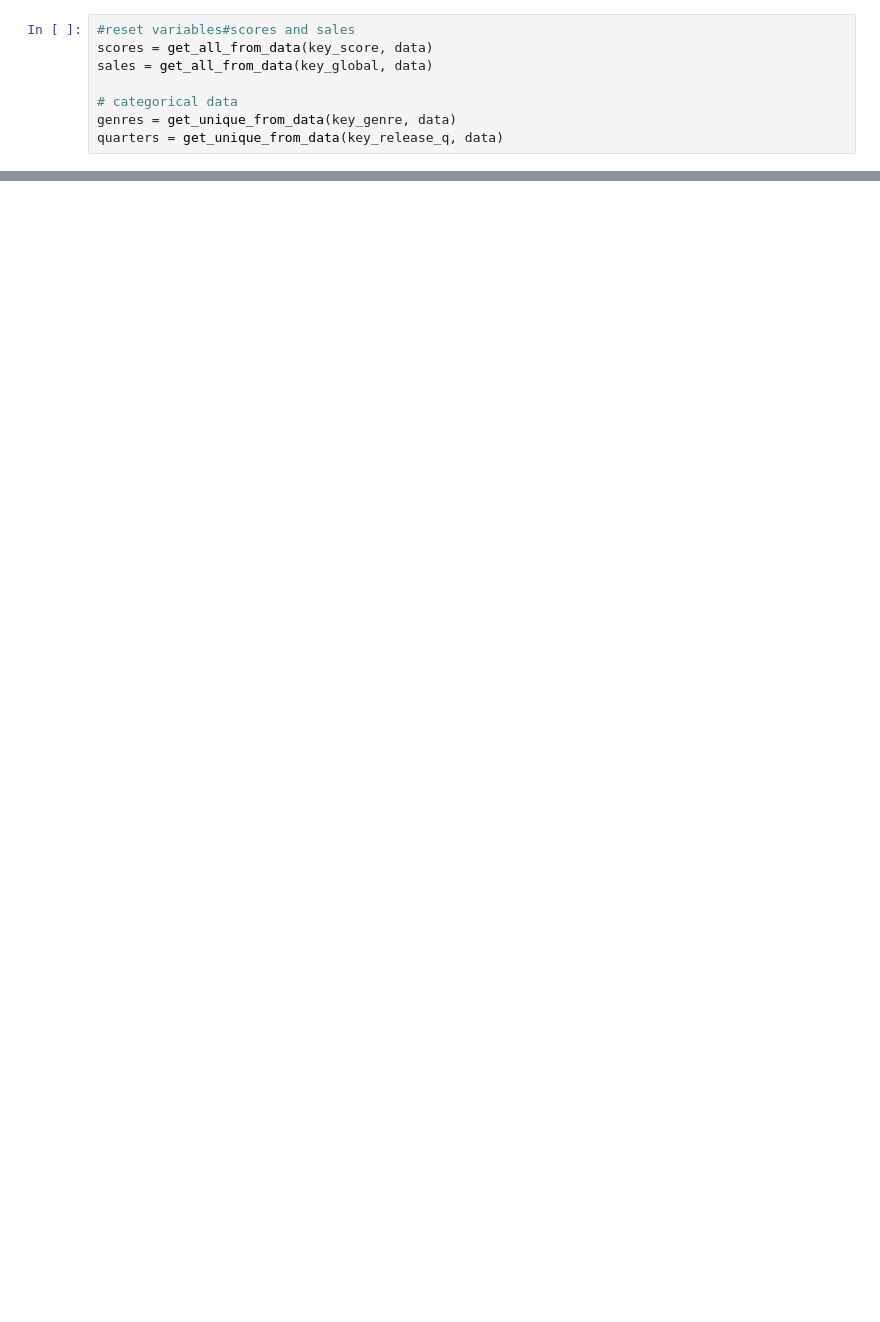
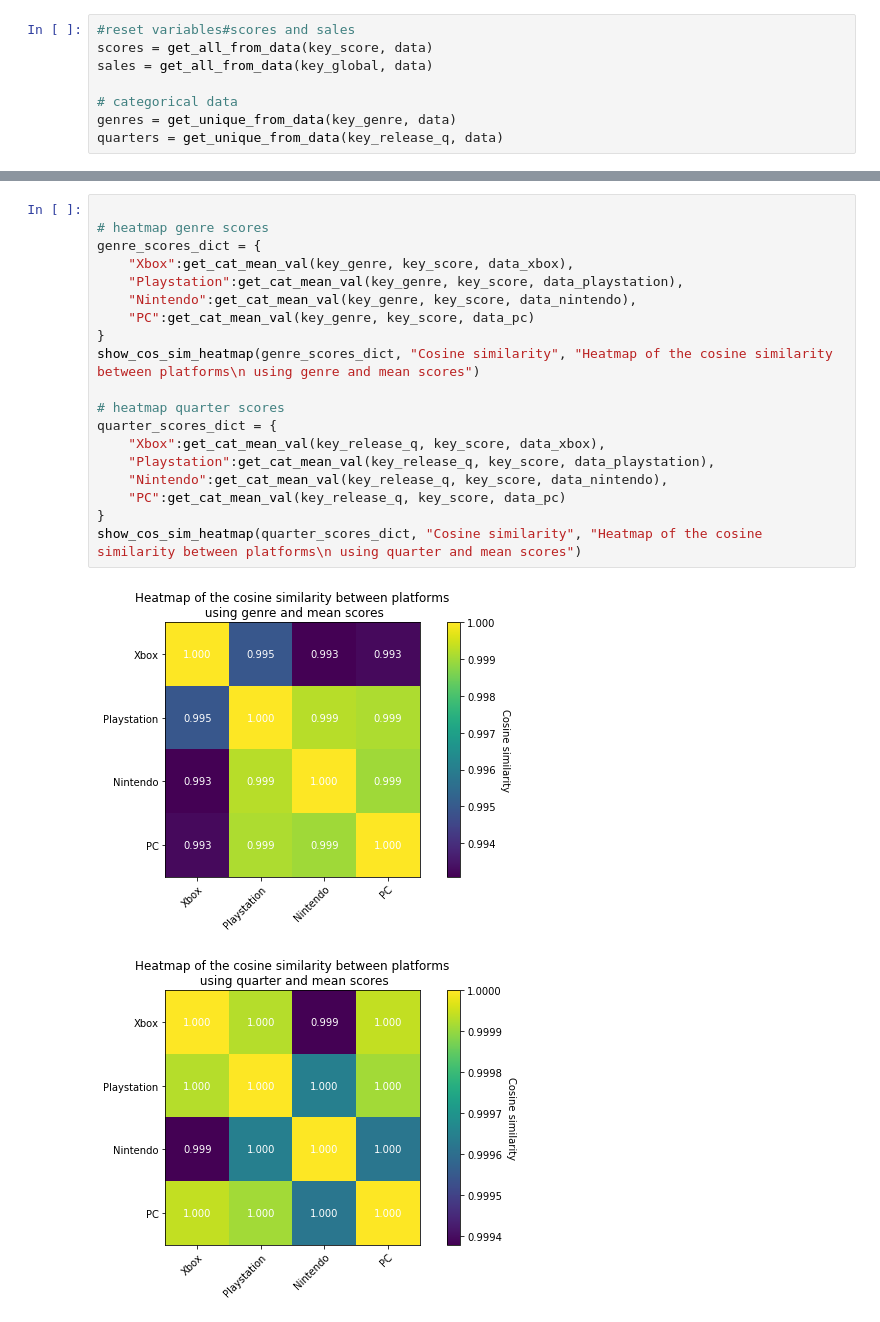
Before and after one commit to Archifer/SDA-Project, a Jupyter notebook: Floris.ipynb, the cells around one changed output, grey strips where cells are left out. Cells and saved outputs as stored; diff of their text form; blank space fills up the shorter version.

Commit message:
cosine similarities between different platforms

```diff
--- a/Floris.ipynb
+++ b/Floris.ipynb
@@ -352,0 +508,22 @@ quarters = get_unique_from_data(key_release_q, data)
+# %%
+
+# heatmap genre scores
+genre_scores_dict = {
+    "Xbox":get_cat_mean_val(key_genre, key_score, data_xbox),
+    "Playstation":get_cat_mean_val(key_genre, key_score, data_playstation),
+    "Nintendo":get_cat_mean_val(key_genre, key_score, data_nintendo),
+    "PC":get_cat_mean_val(key_genre, key_score, data_pc)
+}
+show_cos_sim_heatmap(genre_scores_dict, "Cosine similarity", "Heatmap of the cosine similarity between platforms\n using genre and mean scores")
+
+# heatmap quarter scores
+quarter_scores_dict = {
+    "Xbox":get_cat_mean_val(key_release_q, key_score, data_xbox),
+    "Playstation":get_cat_mean_val(key_release_q, key_score, data_playstation),
+    "Nintendo":get_cat_mean_val(key_release_q, key_score, data_nintendo),
+    "PC":get_cat_mean_val(key_release_q, key_score, data_pc)
+}
+show_cos_sim_heatmap(quarter_scores_dict, "Cosine similarity", "Heatmap of the cosine similarity between platforms\n using quarter and mean scores")
+# %% [output]
+[figure, added]
+[figure, added]
```
Also changed, not shown: parts of 15 cells of this notebook.
